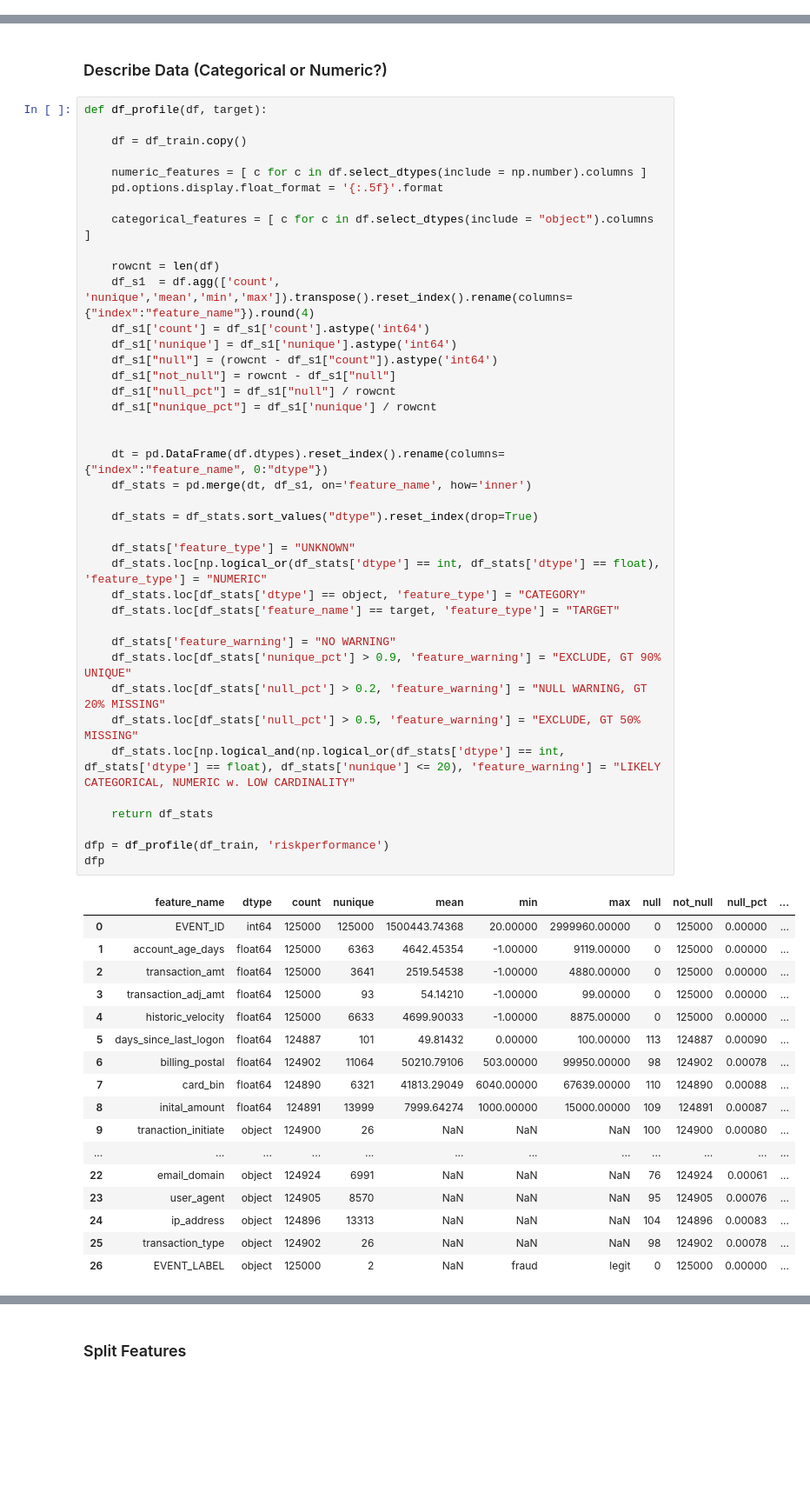
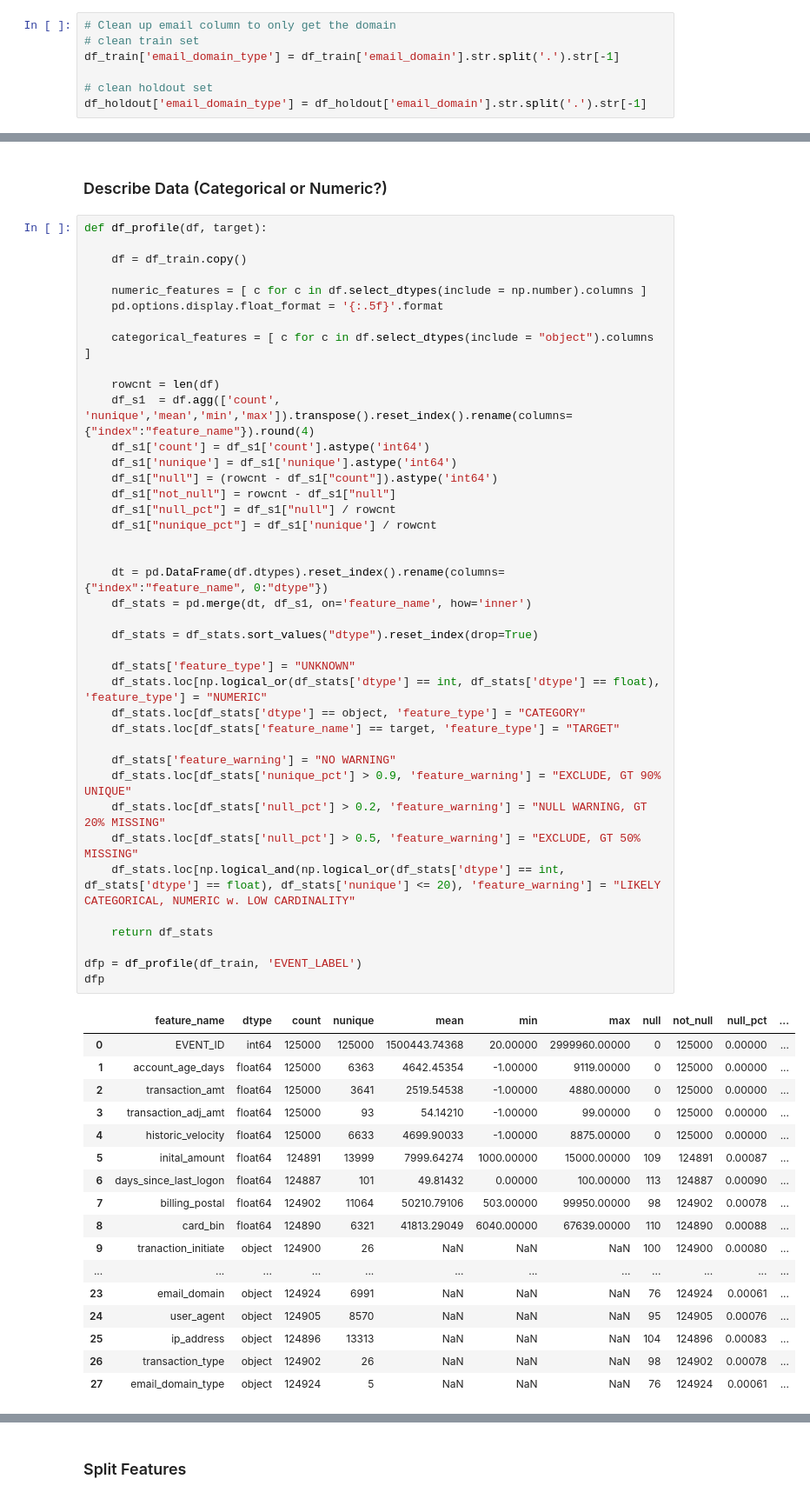
Before and after one commit to MikeVej/ML_FraudDetection, a Jupyter notebook: Project2_FIndingFraud_MichaelVejsiri.ipynb, the cells around one changed output, grey strips where cells are left out. Shown at 87% size. Saved outputs shown, nothing was run; the diff lists cells and outputs as text; blank space fills up the shorter version.

```diff
--- a/Project2_FIndingFraud_MichaelVejsiri.ipynb
+++ b/Project2_FIndingFraud_MichaelVejsiri.ipynb
@@ -118,3 +124,10 @@ array(['graves.org', 'howard-madden.com', 'walsh-goodwin.com', ...,
+# %%
+# Clean up email column to only get the domain
+# clean train set
+df_train['email_domain_type'] = df_train['email_domain'].str.split('.').str[-1]
+
+# clean holdout set
+df_holdout['email_domain_type'] = df_holdout['email_domain'].str.split('.').str[-1]
 # %% [markdown]
 ## Data Preparation:
 # %% [markdown]
@@ -138,42 +151,42 @@ def df_profile(df, target):
     df_s1["null_pct"] = df_s1["null"] / rowcnt
     df_s1["nunique_pct"] = df_s1['nunique'] / rowcnt
 
 
     dt = pd.DataFrame(df.dtypes).reset_index().rename(columns={"index":"feature_name", 0:"dtype"})
     df_stats = pd.merge(dt, df_s1, on='feature_name', how='inner')
 
     df_stats = df_stats.sort_values("dtype").reset_index(drop=True)
 
     df_stats['feature_type'] = "UNKNOWN"
     df_stats.loc[np.logical_or(df_stats['dtype'] == int, df_stats['dtype'] == float), 'feature_type'] = "NUMERIC"
     df_stats.loc[df_stats['dtype'] == object, 'feature_type'] = "CATEGORY"
     df_stats.loc[df_stats['feature_name'] == target, 'feature_type'] = "TARGET"
 
     df_stats['feature_warning'] = "NO WARNING"
     df_stats.loc[df_stats['nunique_pct'] > 0.9, 'feature_warning'] = "EXCLUDE, GT 90% UNIQUE"
     df_stats.loc[df_stats['null_pct'] > 0.2, 'feature_warning'] = "NULL WARNING, GT 20% MISSING"
     df_stats.loc[df_stats['null_pct'] > 0.5, 'feature_warning'] = "EXCLUDE, GT 50% MISSING"
     df_stats.loc[np.logical_and(np.logical_or(df_stats['dtype'] == int, df_stats['dtype'] == float), df_stats['nunique'] <= 20), 'feature_warning'] = "LIKELY CATEGORICAL, NUMERIC w. LOW CARDINALITY"
 
     return df_stats
 
-dfp = df_profile(df_train, 'riskperformance')
+dfp = df_profile(df_train, 'EVENT_LABEL')
 dfp
 # %% [output]
 |  | feature_name | dtype | count | nunique | mean | min | max | null | not_null | null_pct | ... |
 | 0 | EVENT_ID | int64 | 125000 | 125000 | 1500443.74368 | 20.00000 | 2999960.00000 | 0 | 125000 | 0.00000 | ... |
 | 1 | account_age_days | float64 | 125000 | 6363 | 4642.45354 | -1.00000 | 9119.00000 | 0 | 125000 | 0.00000 | ... |
 | 2 | transaction_amt | float64 | 125000 | 3641 | 2519.54538 | -1.00000 | 4880.00000 | 0 | 125000 | 0.00000 | ... |
 | 3 | transaction_adj_amt | float64 | 125000 | 93 | 54.14210 | -1.00000 | 99.00000 | 0 | 125000 | 0.00000 | ... |
 | 4 | historic_velocity | float64 | 125000 | 6633 | 4699.90033 | -1.00000 | 8875.00000 | 0 | 125000 | 0.00000 | ... |
-| 5 | days_since_last_logon | float64 | 124887 | 101 | 49.81432 | 0.00000 | 100.00000 | 113 | 124887 | 0.00090 | ... |
-| 6 | billing_postal | float64 | 124902 | 11064 | 50210.79106 | 503.00000 | 99950.00000 | 98 | 124902 | 0.00078 | ... |
-| 7 | card_bin | float64 | 124890 | 6321 | 41813.29049 | 6040.00000 | 67639.00000 | 110 | 124890 | 0.00088 | ... |
-| 8 | inital_amount | float64 | 124891 | 13999 | 7999.64274 | 1000.00000 | 15000.00000 | 109 | 124891 | 0.00087 | ... |
+| 5 | inital_amount | float64 | 124891 | 13999 | 7999.64274 | 1000.00000 | 15000.00000 | 109 | 124891 | 0.00087 | ... |
+| 6 | days_since_last_logon | float64 | 124887 | 101 | 49.81432 | 0.00000 | 100.00000 | 113 | 124887 | 0.00090 | ... |
+| 7 | billing_postal | float64 | 124902 | 11064 | 50210.79106 | 503.00000 | 99950.00000 | 98 | 124902 | 0.00078 | ... |
+| 8 | card_bin | float64 | 124890 | 6321 | 41813.29049 | 6040.00000 | 67639.00000 | 110 | 124890 | 0.00088 | ... |
 | 9 | tranaction_initiate | object | 124900 | 26 | NaN | NaN | NaN | 100 | 124900 | 0.00080 | ... |
 | ... | ... | ... | ... | ... | ... | ... | ... | ... | ... | ... | ... |
-| 22 | email_domain | object | 124924 | 6991 | NaN | NaN | NaN | 76 | 124924 | 0.00061 | ... |
-| 23 | user_agent | object | 124905 | 8570 | NaN | NaN | NaN | 95 | 124905 | 0.00076 | ... |
-| 24 | ip_address | object | 124896 | 13313 | NaN | NaN | NaN | 104 | 124896 | 0.00083 | ... |
-| 25 | transaction_type | object | 124902 | 26 | NaN | NaN | NaN | 98 | 124902 | 0.00078 | ... |
-| 26 | EVENT_LABEL | object | 125000 | 2 | NaN | fraud | legit | 0 | 125000 | 0.00000 | ... |
+| 23 | email_domain | object | 124924 | 6991 | NaN | NaN | NaN | 76 | 124924 | 0.00061 | ... |
+| 24 | user_agent | object | 124905 | 8570 | NaN | NaN | NaN | 95 | 124905 | 0.00076 | ... |
+| 25 | ip_address | object | 124896 | 13313 | NaN | NaN | NaN | 104 | 124896 | 0.00083 | ... |
+| 26 | transaction_type | object | 124902 | 26 | NaN | NaN | NaN | 98 | 124902 | 0.00078 | ... |
+| 27 | email_domain_type | object | 124924 | 5 | NaN | NaN | NaN | 76 | 124924 | 0.00061 | ... |
```
Also changed, not shown: parts of 45 cells of this notebook.
